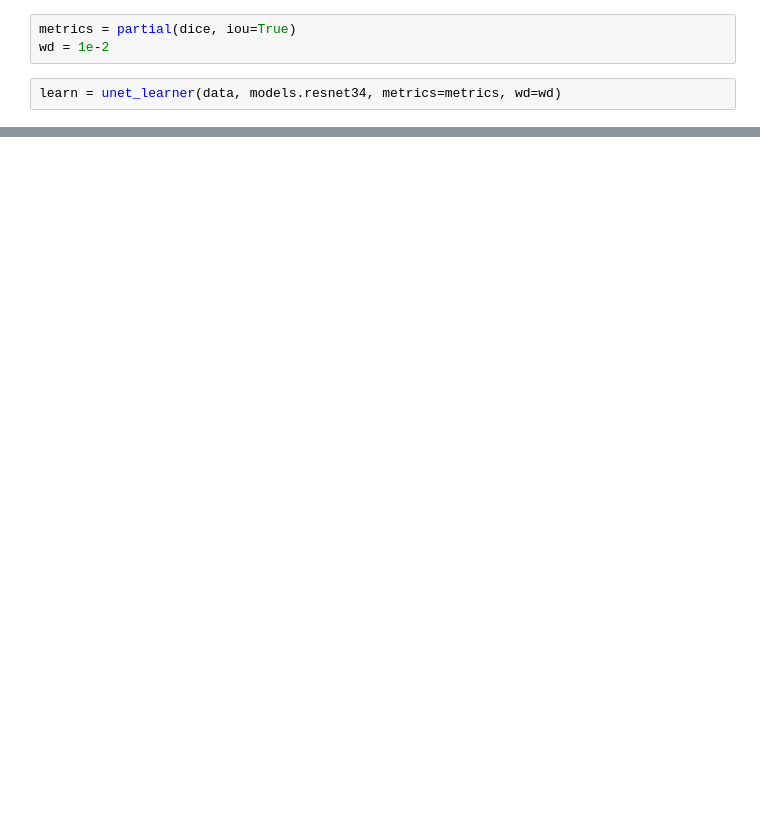
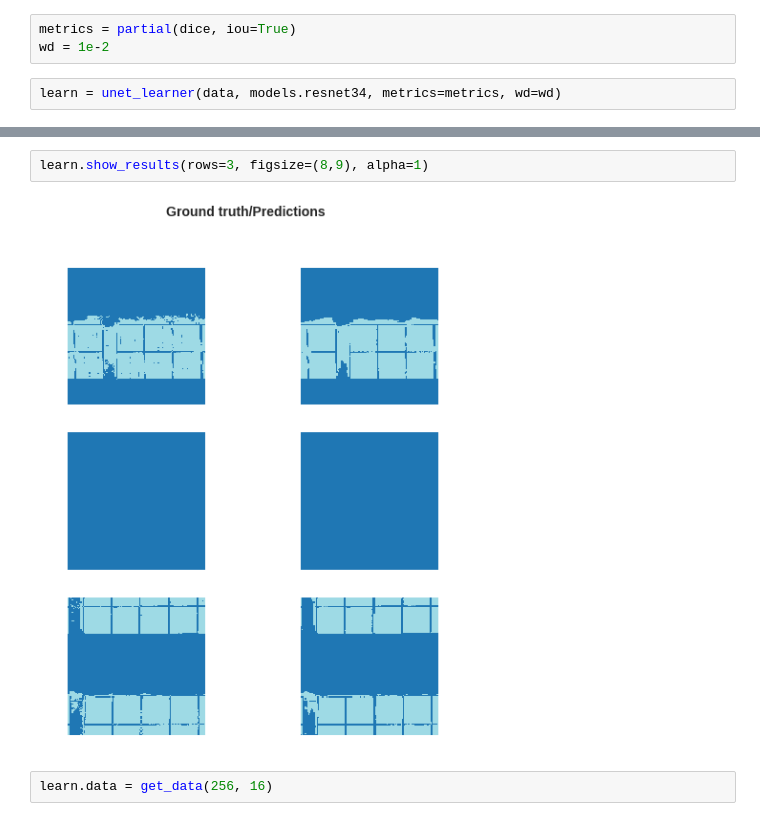
Before and after one commit to tcapelle/solar_seg, a Jupyter notebook: Solar_Images.ipynb, the cells around one changed output, grey strips where cells are left out. Drawn from its saved outputs; the diff is of its cells as text; blank space fills up the shorter version.

```diff
--- a/Solar_Images.ipynb
+++ b/Solar_Images.ipynb
@@ -117,0 +126,6 @@ KeyboardInterrupt: ignored
+# %%
+learn.show_results(rows=3, figsize=(8,9), alpha=1)
+# %% [output]
+[figure, added]
+# %%
+learn.data = get_data(256, 16)
```
Also changed, not shown: parts of 7 cells of this notebook.
